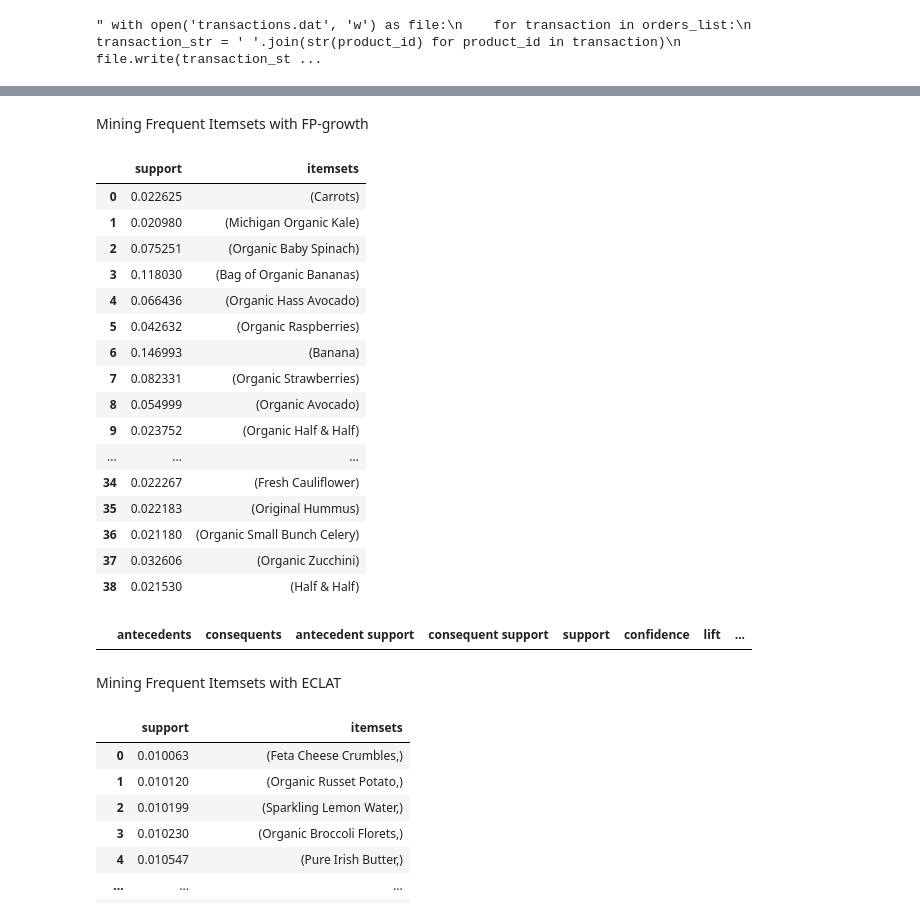
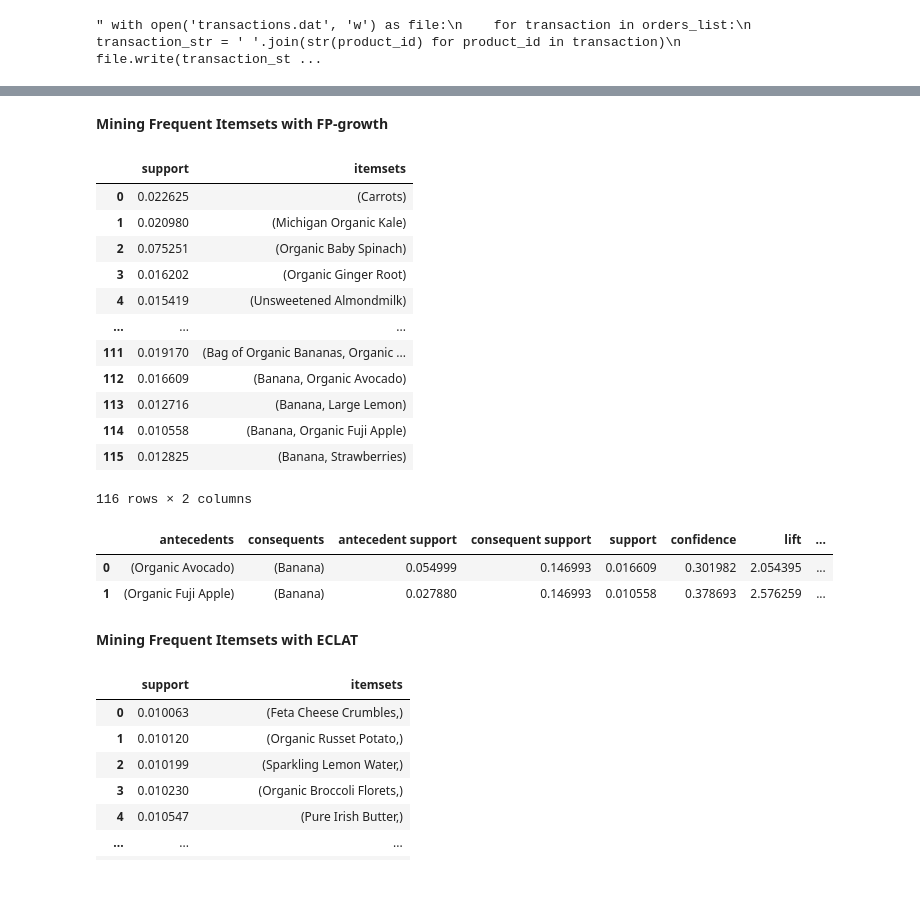
Before and after one commit to AntunesCSR/DM_Group_Project, a Jupyter notebook: HA2/data/Project2.ipynb, the cells around one changed output, grey strips where cells are left out. Saved outputs shown, nothing was run; the diff lists cells and outputs as text; code cells hidden in the pictures; blank space fills up the shorter version.

```diff
--- a/HA2/data/Project2.ipynb
+++ b/HA2/data/Project2.ipynb
@@ -165,33 +167,31 @@ plt.show()
 # %% [markdown]
-Mining Frequent Itemsets with FP-growth
+**Mining Frequent Itemsets with FP-growth**
 # %%
-FI_fpgrowth = fpgrowth(binary_database, min_support=0.02, use_colnames=True)
+FI_fpgrowth = fpgrowth(binary_database, min_support=0.01, use_colnames=True)
 FI_fpgrowth
 # %% [output]
 |  | support | itemsets |
 | 0 | 0.022625 | (Carrots) |
 | 1 | 0.020980 | (Michigan Organic Kale) |
 | 2 | 0.075251 | (Organic Baby Spinach) |
-| 3 | 0.118030 | (Bag of Organic Bananas) |
-| 4 | 0.066436 | (Organic Hass Avocado) |
-| 5 | 0.042632 | (Organic Raspberries) |
-| 6 | 0.146993 | (Banana) |
-| 7 | 0.082331 | (Organic Strawberries) |
-| 8 | 0.054999 | (Organic Avocado) |
-| 9 | 0.023752 | (Organic Half & Half) |
+| 3 | 0.016202 | (Organic Ginger Root) |
+| 4 | 0.015419 | (Unsweetened Almondmilk) |
 | ... | ... | ... |
-| 34 | 0.022267 | (Fresh Cauliflower) |
-| 35 | 0.022183 | (Original Hummus) |
-| 36 | 0.021180 | (Organic Small Bunch Celery) |
-| 37 | 0.032606 | (Organic Zucchini) |
-| 38 | 0.021530 | (Half & Half) |
+| 111 | 0.019170 | (Bag of Organic Bananas, Organic ... |
+| 112 | 0.016609 | (Banana, Organic Avocado) |
+| 113 | 0.012716 | (Banana, Large Lemon) |
+| 114 | 0.010558 | (Banana, Organic Fuji Apple) |
+| 115 | 0.012825 | (Banana, Strawberries) |
+116 rows × 2 columns
 # %%
-all_rules = association_rules(FI_fpgrowth, metric="confidence", min_threshold=0.45) #reduce
+all_rules = association_rules(FI_fpgrowth, metric="confidence", min_threshold=0.3)
 all_rules
 # %% [output]
 |  | antecedents | consequents | antecedent support | consequent support | support | confidence | lift | ... |
+| 0 | (Organic Avocado) | (Banana) | 0.054999 | 0.146993 | 0.016609 | 0.301982 | 2.054395 | ... |
+| 1 | (Organic Fuji Apple) | (Banana) | 0.027880 | 0.146993 | 0.010558 | 0.378693 | 2.576259 | ... |
 # %% [markdown]
-Mining Frequent Itemsets with ECLAT
+**Mining Frequent Itemsets with ECLAT**
 # %%
 for i in range(len(orders_list)):
     for j in range(len(orders_list[i])):
```
Also changed, not shown: parts of 11 cells of this notebook.
